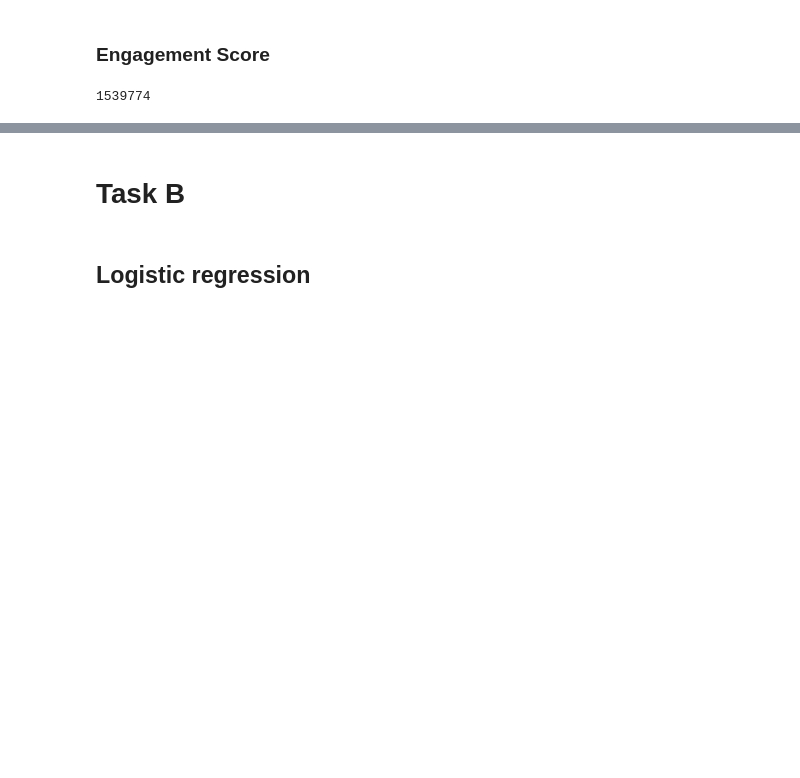
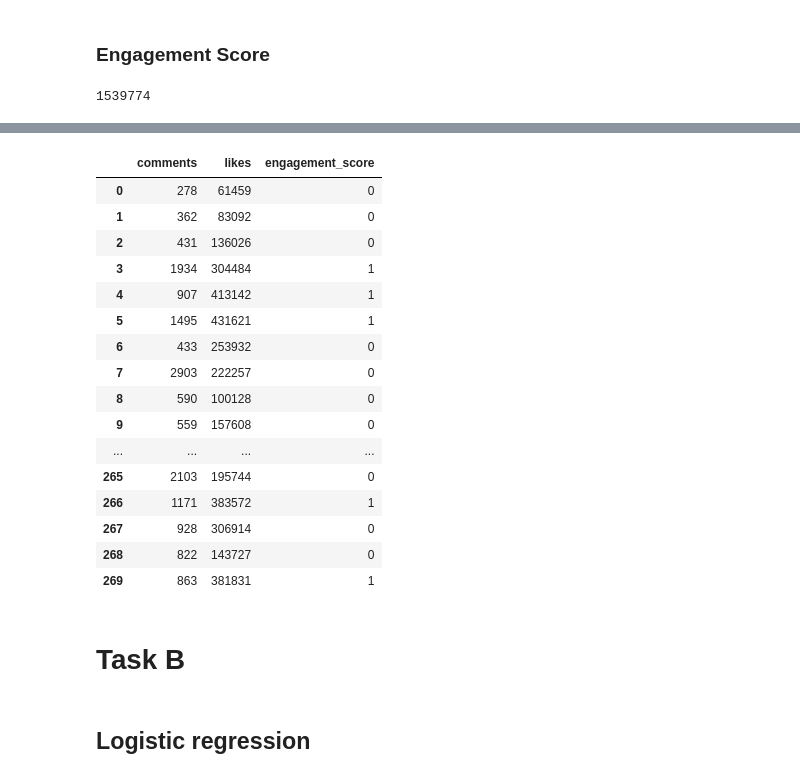
Before and after one commit to kwura/user-generated-content-analytics, a Jupyter notebook: A04/TaskA+B.ipynb, the cells around one changed output, grey strips where cells are left out. Saved outputs shown, nothing was run; the diff lists cells and outputs as text; code cells hidden in the pictures; blank space fills up the shorter version.

```diff
--- a/A04/TaskA+B.ipynb
+++ b/A04/TaskA+B.ipynb
@@ -19,6 +24,7 @@ pd.set_option("display.max_rows",270)
 ### Engagement Score
 # %%
 post = pd.read_csv("insta_data_with_labels.csv").iloc[:,1:]
+post.drop(columns='Unnamed: 0.1', inplace=True)
 # %%
 max_like = max(post["likes"])
 max_like
@@ -98,3 +65,24 @@ post
+# %%
+pretty_post = post[["comments","likes","engagement_score"]]
+pretty_post
+# %% [output]
+|  | comments | likes | engagement_score |
+| 0 | 278 | 61459 | 0 |
+| 1 | 362 | 83092 | 0 |
+| 2 | 431 | 136026 | 0 |
+| 3 | 1934 | 304484 | 1 |
+| 4 | 907 | 413142 | 1 |
+| 5 | 1495 | 431621 | 1 |
+| 6 | 433 | 253932 | 0 |
+| 7 | 2903 | 222257 | 0 |
+| 8 | 590 | 100128 | 0 |
+| 9 | 559 | 157608 | 0 |
+| ... | ... | ... | ... |
+| 265 | 2103 | 195744 | 0 |
+| 266 | 1171 | 383572 | 1 |
+| 267 | 928 | 306914 | 0 |
+| 268 | 822 | 143727 | 0 |
+| 269 | 863 | 381831 | 1 |
 # %% [markdown]
 # Task B
 # %% [markdown]
```
Also changed, not shown: parts of 12 cells of this notebook.
